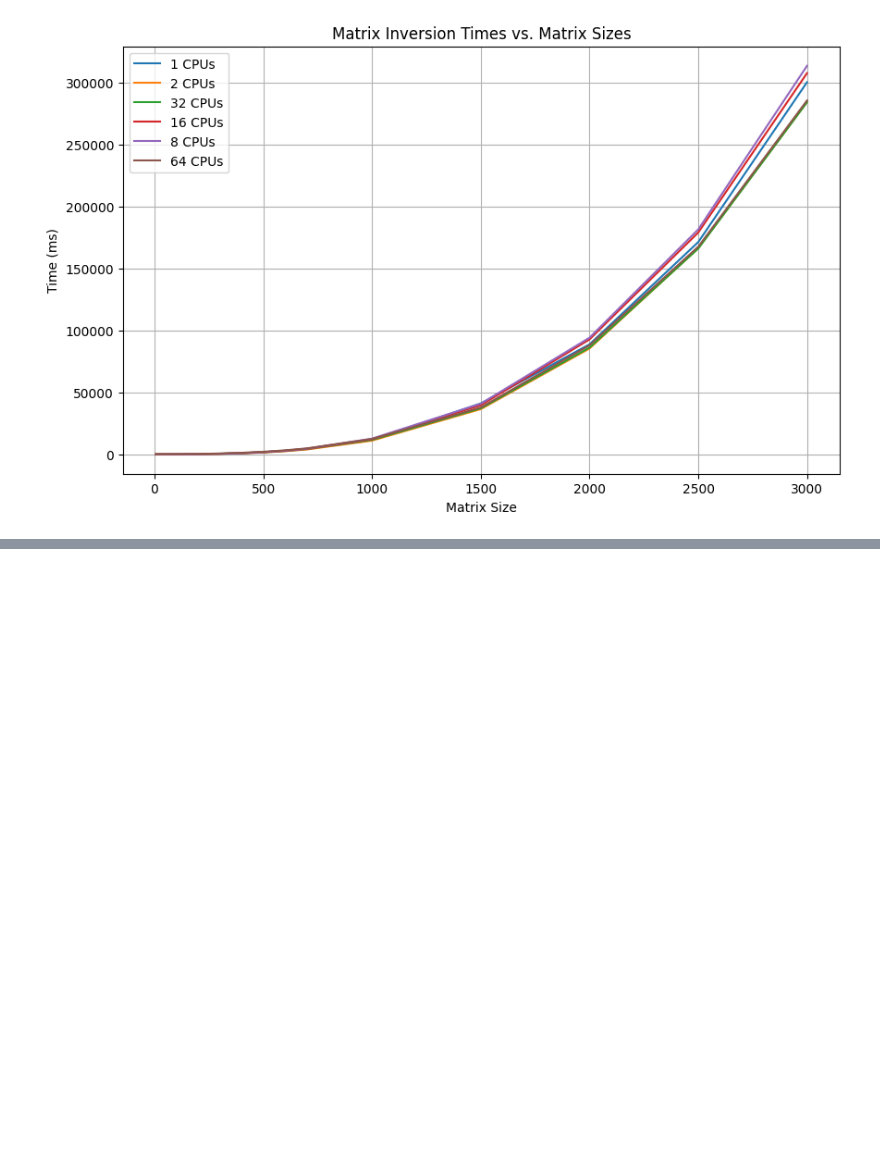
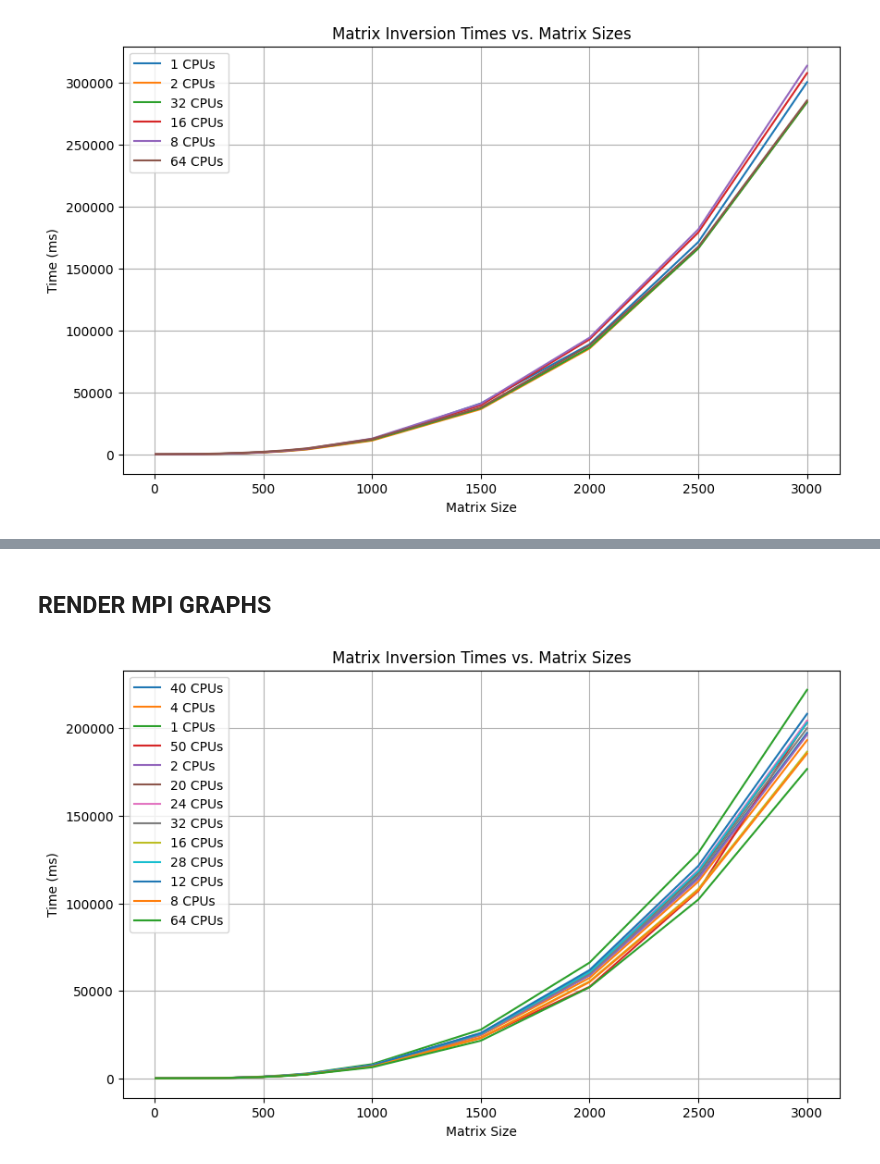
Before and after one commit to Adarsh-Johny/HPC.ParallelMatrixInversion, a Jupyter notebook: Metrics/calculate_performance_metrics.ipynb, the cells around one changed output, grey strips where cells are left out. Saved outputs shown, nothing was run; the diff lists cells and outputs as text; code cells hidden in the pictures; blank space fills up the shorter version.

```diff
--- a/Metrics/calculate_performance_metrics.ipynb
+++ b/Metrics/calculate_performance_metrics.ipynb
@@ -95,3 +265,51 @@ plt.show()
+# %% [markdown]
+## RENDER MPI GRAPHS
+# %%
+import os
+import csv
+import matplotlib.pyplot as plt
+
+# Define the directory containing CSV files
+csv_dir = "./mpi/"
+
+# Initialize a dictionary to store data for each CPU
+cpu_data = {}
+
+# Loop through all files in the CSV directory
+for filename in os.listdir(csv_dir):
+    if filename.endswith(".csv"):
+        # Extract the number of CPUs from the filename
+        ncpu = filename.split(".")[0]
+
+        # Read data from the CSV file
+        matrix_sizes = []
+        times = []
+        with open(os.path.join(csv_dir, filename), "r") as csvfile:
+            csv_reader = csv.reader(csvfile)
+            next(csv_reader)  # Skip the header row
+            for row in csv_reader:
+                matrix_sizes.append(int(row[0]))
+                times.append(float(row[1]))
+
+        # Store the data
+        cpu_data[ncpu] = (matrix_sizes, times)
+
+# Plot the data
+plt.figure(figsize=(10, 6))
+for ncpu, (matrix_sizes, times) in cpu_data.items():
+    plt.plot(matrix_sizes, times, label=f"{ncpu} CPUs")
+
+# Customize the plot
+plt.title("Matrix Inversion Times vs. Matrix Sizes")
+plt.xlabel("Matrix Size")
+plt.ylabel("Time (ms)")
+plt.legend()
+plt.grid(True)
+
+# Show the plot
+plt.show()
+# %% [output]
+[figure, added]
 # %%
 import os
 import csv
```
Also changed, not shown: parts of 11 cells of this notebook, 47 other files.
